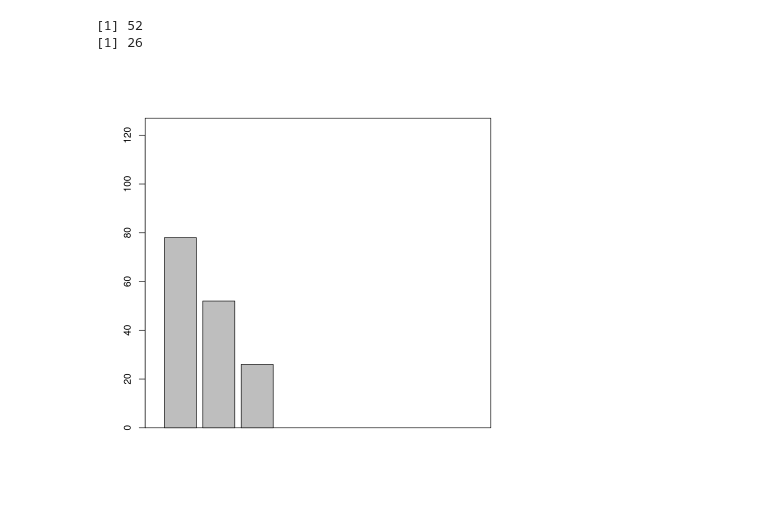
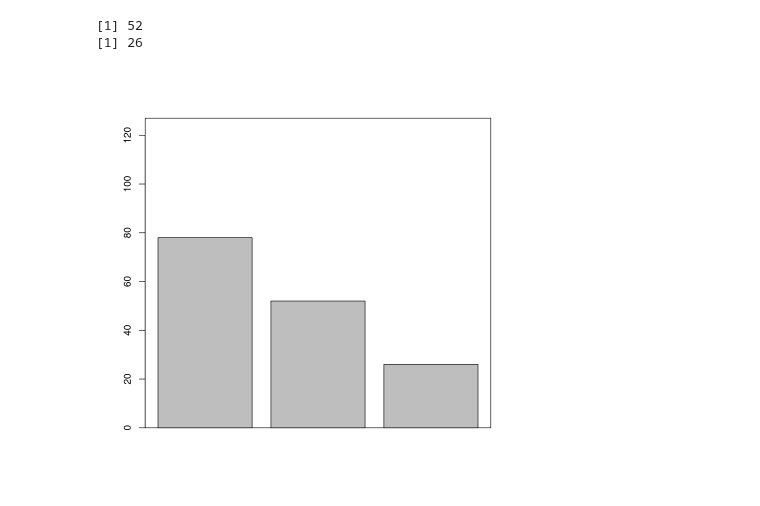
Before and after one commit to bioinfo-hcpa/pynoma, a Jupyter notebook: notebooks/barcharts.ipynb, the cells around one changed output. Cells and saved outputs as stored; diff of their text form; code cells hidden in the pictures.

```diff
--- a/notebooks/barcharts.ipynb
+++ b/notebooks/barcharts.ipynb
@@ -95,7 +95,7 @@ print(num_private)
 [1] 52
 [1] 26
 # %%
-b<-barplot(c(num_total, num_common, num_private), ylim=c(0,num_unique_vars), xlim = c(0, 1), width = 0.1)
+b<-barplot(c(num_total, num_common, num_private), ylim=c(0,num_unique_vars), width = 1)
 box()
 # %% [output]
-[figure, old version]
+[figure, new version]
```
Also changed, not shown: parts of 3 cells of this notebook.
